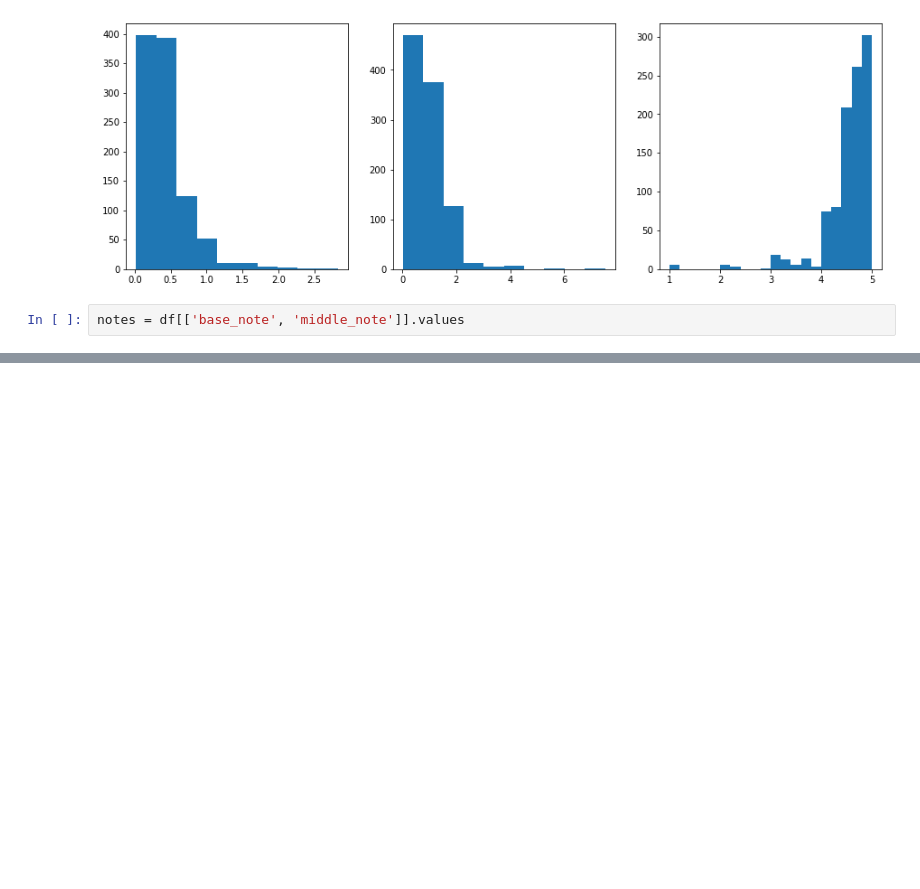
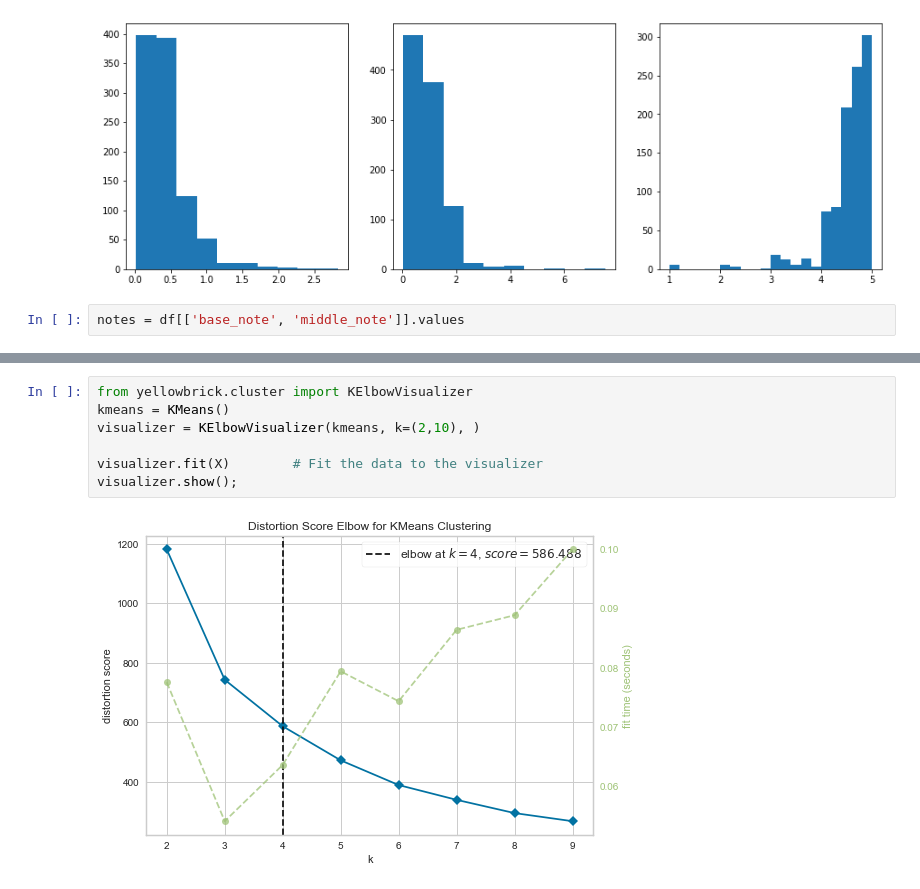
Before and after one commit to Sllambias/perfume_mining, a Jupyter notebook: preproc.ipynb, the cells around one changed output, grey strips where cells are left out. Drawn from its saved outputs; the diff is of its cells as text; blank space fills up the shorter version.

```diff
--- a/preproc.ipynb
+++ b/preproc.ipynb
@@ -138,0 +170,9 @@ df.head()
+# %%
+from yellowbrick.cluster import KElbowVisualizer
+kmeans = KMeans()
+visualizer = KElbowVisualizer(kmeans, k=(2,10), )
+
+visualizer.fit(X)        # Fit the data to the visualizer
+visualizer.show();
+# %% [output]
+[figure, added]
```
Also changed, not shown: parts of 22 cells of this notebook.
